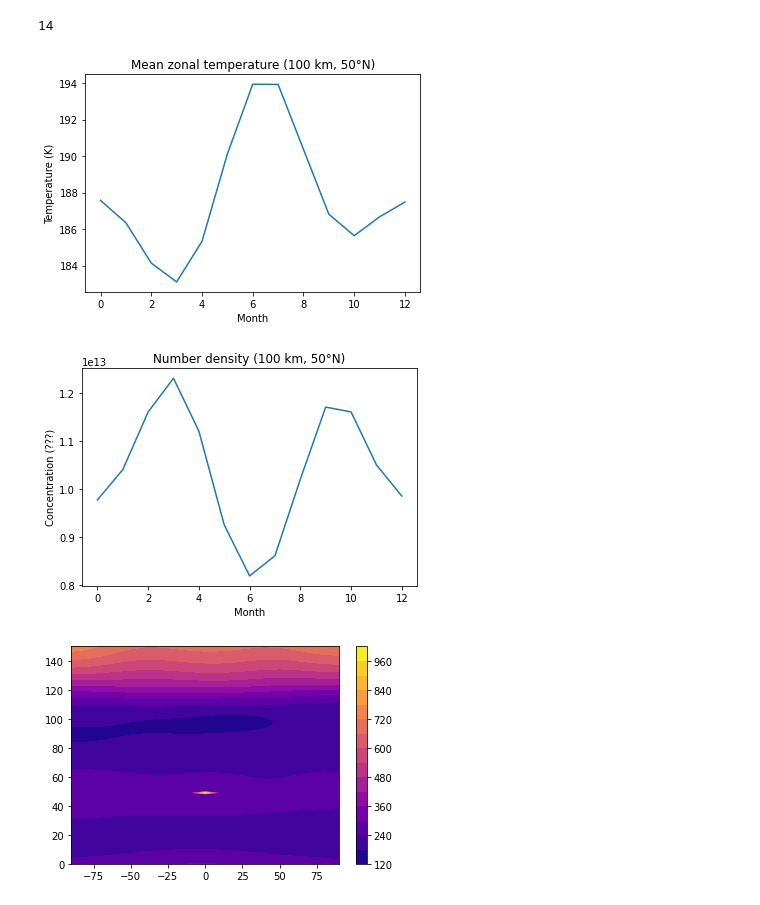
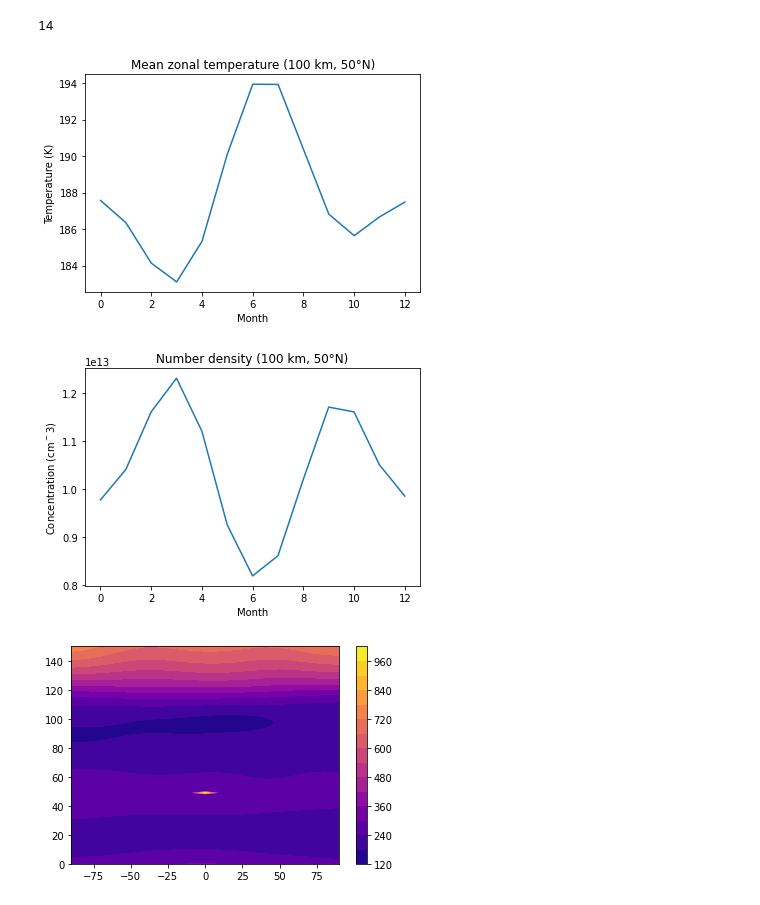
Before and after one commit to Johongo/osiris, a Jupyter notebook: osiris.ipynb, the cells around one changed output. Cells and saved outputs as stored; diff of their text form; code cells hidden in the pictures.

```diff
--- a/osiris.ipynb
+++ b/osiris.ipynb
@@ -44,24 +43,24 @@ print(lat_to_index(50))
 # %%
 # ~~~~~~~~~~~
 # Exploration
 # ~~~~~~~~~~~
 
 snapshot = temperature[100, :, lat_to_index(50)]
 plt.plot(snapshot)
 plt.xlabel('Month')
 plt.ylabel('Temperature (K)')
 plt.title('Mean zonal temperature (100 km, 50°N)')
 plt.show()
 
-snapshot = density[100, :, lat_to_index(50)]
-plt.plot(snapshot)
+snapshot2 = density[100, :, lat_to_index(50)]
+plt.plot(snapshot2)
 plt.xlabel('Month')
-plt.ylabel('Concentration (???)')
+plt.ylabel('Concentration (cm$^-3$)')
 plt.title('Number density (100 km, 50°N)')
 plt.show()
 # %% [output]
 [figure]
-[figure, old version]
+[figure, new version]
 # %%
 # ----------------
 # (1) Contour plot
```
Also changed, not shown: parts of 1 cell of this notebook.
